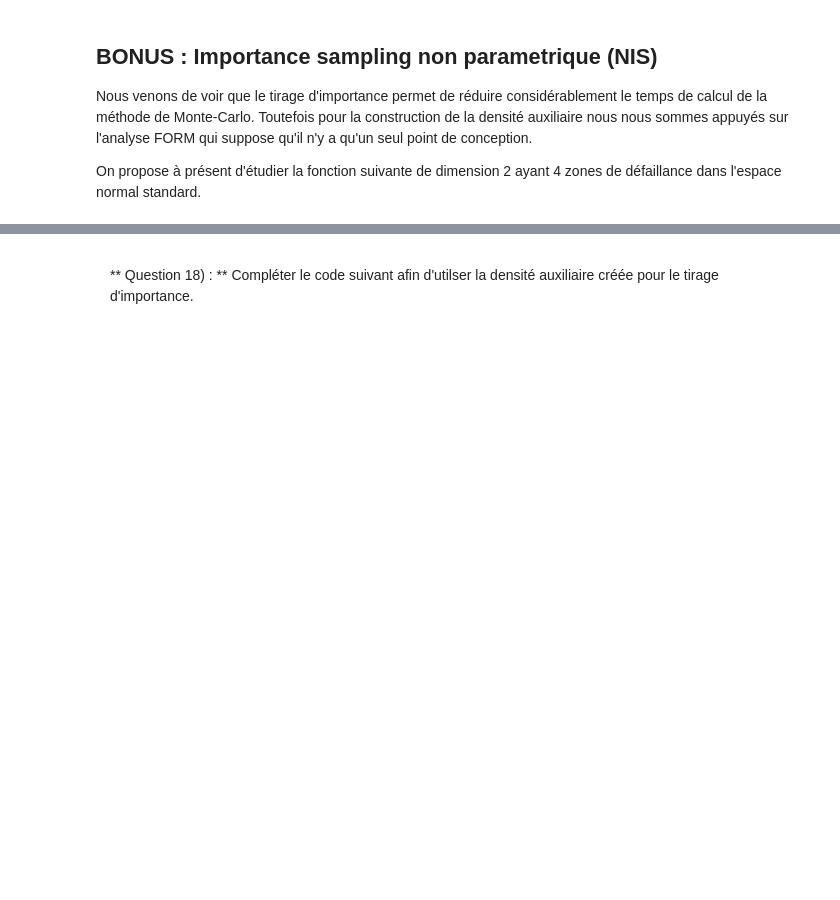
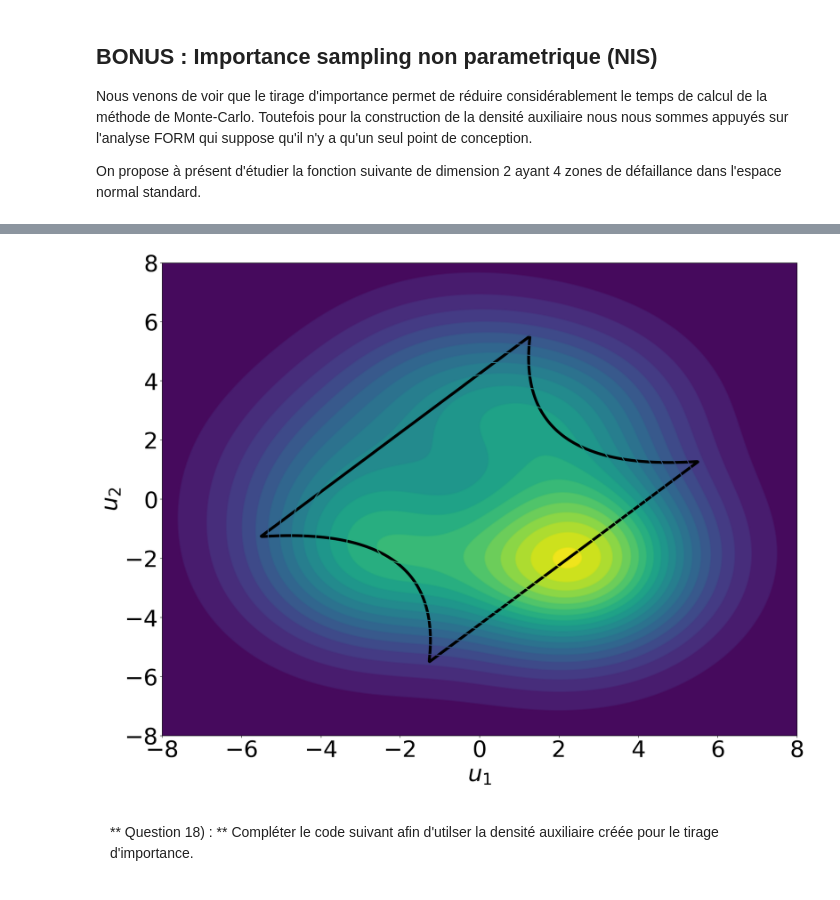
Before and after one commit to PaulCalot/supaero-mdo, a Jupyter notebook: be5/BE_2_etudiant.ipynb, the cells around one changed output, grey strips where cells are left out. Cells and saved outputs as stored; diff of their text form; code cells hidden in the pictures; blank space fills up the shorter version.

```diff
--- a/be5/BE_2_etudiant.ipynb
+++ b/be5/BE_2_etudiant.ipynb
@@ -785,23 +969,26 @@ fig.colorbar(cs, ax=ax)
 # %%
 #constructions de la densité non paramétrique
 kernel = ot.KernelSmoothing()
-pdf_estimated = kernel.build(#A compléter)
+pdf_estimated = kernel.build(sample_def) #A compléter)
 #graph de la pdf estimée
-PDF = []
-for x1 in X:
-    pdf = []
-    for x2 in X:
-        x = np.array([x1,x2])
-        pdf.append(pdf_estimated.computePDF(x))
-    PDF.append(pdf)
-PDF = np.array(PDF)
+# PDF = []
+# for x1 in X:
+#     pdf = []
+#     for x2 in X:
+#         x = np.array([x1,x2])
+#         pdf.append(pdf_estimated.computePDF(x))
+#     PDF.append(pdf)
+# PDF = np.array(PDF)
+PDF = np.array(pdf_estimated.computePDF(np.stack([X1.flatten(), X2.flatten()], axis=1))).reshape(300, 300)
 fig = plt.figure(figsize=(20,15))
 ax = fig.add_subplot(111)
 ax.set_xlabel(r'$u_1$',fontsize = 40)
 ax.set_ylabel (r'$u_2$',fontsize=40)
 ax.tick_params(labelsize=40)
 ax.contour(X1,X2,res_tot,levels = np.array([0.0]),colors = 'k',linewidths=5)
 ax.contour(X1,X2,PDF,levels=20)
-ax.contourf(X1,X2,PDF,levels=20)
+ax.contourf(X1,X2,PDF,levels=20);
+# %% [output]
+[figure, added]
 # %% [markdown]
 <p class="bg-primary" style="padding:1em">** Question 18) : ** Compléter le code suivant afin d'utilser la densité auxiliaire créée pour le tirage d'importance.</p>
```
Also changed, not shown: parts of 42 cells of this notebook.
